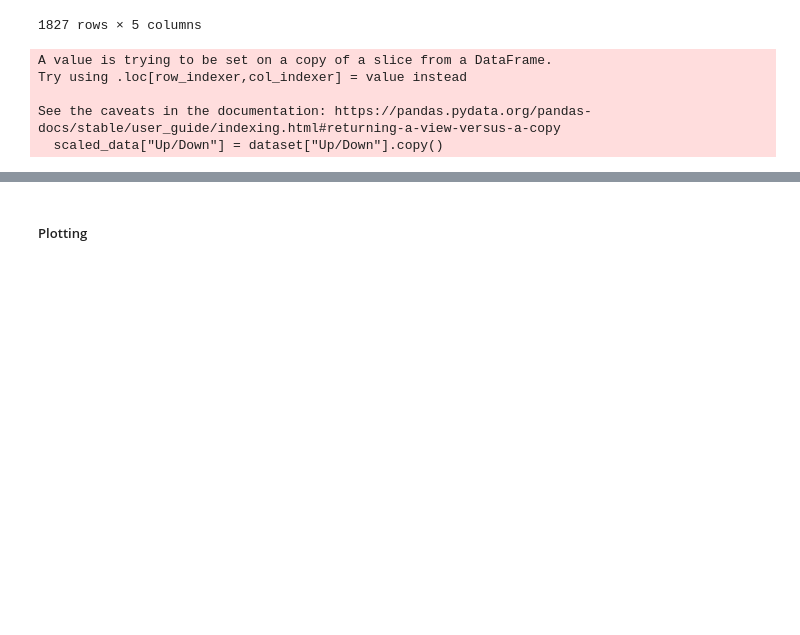
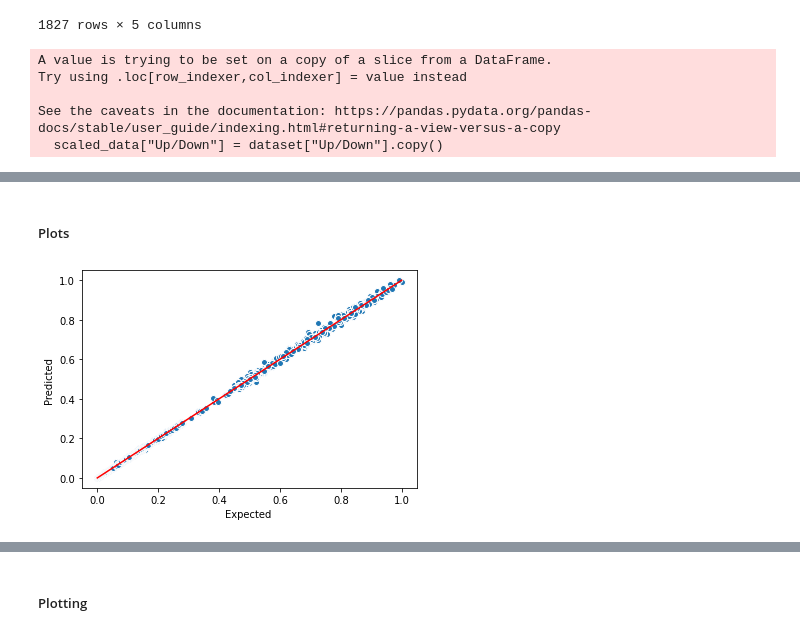
Before and after one commit to marina-sam14/BitcoinClosePricePrediction, a Jupyter notebook: MachineLearning.ipynb, the cells around one changed output, grey strips where cells are left out. Drawn from its saved outputs; the diff is of its cells as text; code cells hidden in the pictures; blank space fills up the shorter version.

```diff
--- a/MachineLearning.ipynb
+++ b/MachineLearning.ipynb
@@ -210,0 +290,4 @@ See the caveats in the documentation: https://pandas.pydata.org/pandas-docs/stab
+# %%
+predicted = cross_val_predict(linReg,X,y,cv=6)
+scores = cross_val_score(linReg,X,y,scoring='r2',cv=36,n_jobs=1)
+scores
@@ -210,0 +303,11 @@ See the caveats in the documentation: https://pandas.pydata.org/pandas-docs/stab
+# %% [markdown]
+##### Plots
+# %%
+fig,ax = plt.subplots()
+ax.scatter(y,predicted,edgecolors=(1,1,1))
+ax.plot([y.min(),y.max()],[y.min(),y.max()],color='red')
+ax.set_xlabel('Expected ')
+ax.set_ylabel('Predicted ')
+plt.show()
+# %% [output]
+[figure, added]
```
Also changed, not shown: parts of 84 cells of this notebook, 1 other file.
